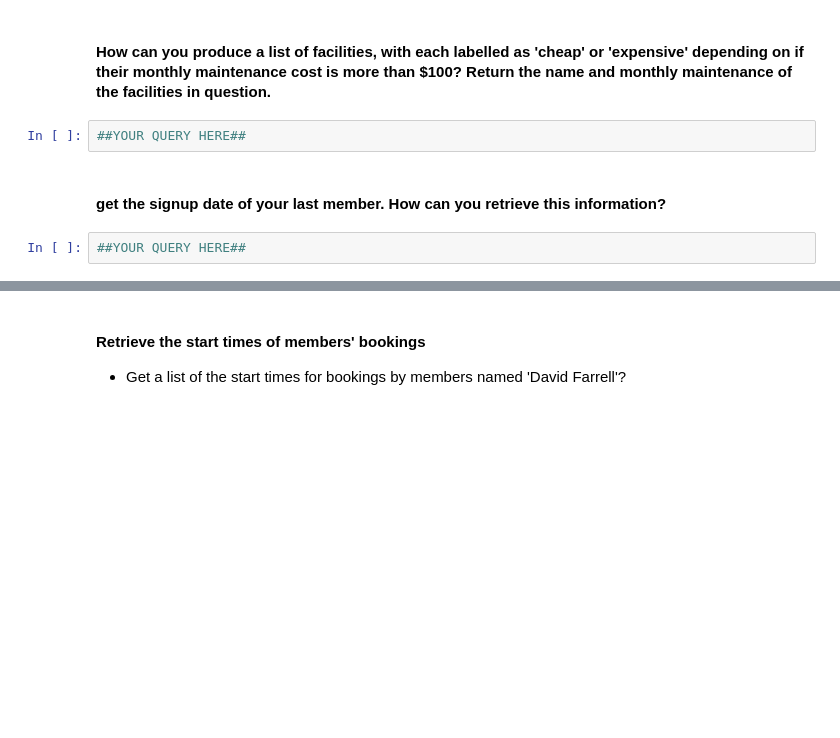
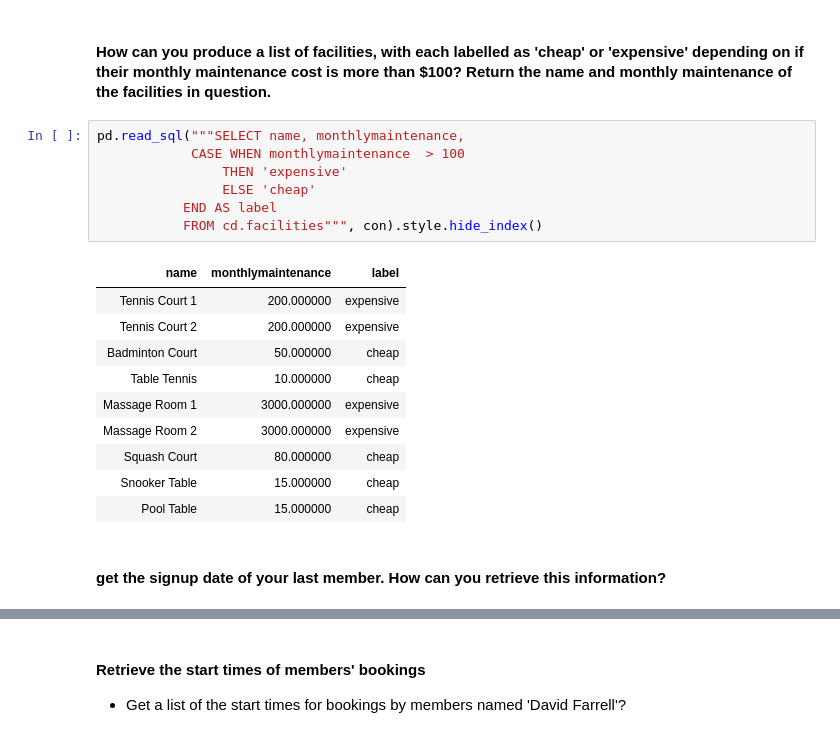
Before and after one commit to haicheviet/dataeng-course-1, a Jupyter notebook: homework_postgres/PostgreSQL-Students.ipynb, the cells around one changed output, grey strips where cells are left out. Cells and saved outputs as stored; diff of their text form; blank space fills up the shorter version.

```diff
--- a/homework_postgres/PostgreSQL-Students.ipynb
+++ b/homework_postgres/PostgreSQL-Students.ipynb
@@ -1518,8 +1507,22 @@ pd.read_sql("""SELECT name, membercost FROM cd.facilities""", con).style.hide_in
 # %% [markdown]
 ####  How can you produce a list of facilities, with each labelled as 'cheap' or 'expensive' depending on if their monthly maintenance cost is more than $100? Return the name and monthly maintenance of the facilities in question.
-# %%
-##YOUR QUERY HERE##
+# %%
+pd.read_sql("""SELECT name, monthlymaintenance,
+            CASE WHEN monthlymaintenance  > 100
+                THEN 'expensive'
+                ELSE 'cheap'
+           END AS label
+           FROM cd.facilities""", con).style.hide_index()
+# %% [output]
+| name | monthlymaintenance | label |
+| Tennis Court 1 | 200.000000 | expensive |
+| Tennis Court 2 | 200.000000 | expensive |
+| Badminton Court | 50.000000 | cheap |
+| Table Tennis | 10.000000 | cheap |
+| Massage Room 1 | 3000.000000 | expensive |
+| Massage Room 2 | 3000.000000 | expensive |
+| Squash Court | 80.000000 | cheap |
+| Snooker Table | 15.000000 | cheap |
+| Pool Table | 15.000000 | cheap |
 # %% [markdown]
 ####  get the signup date of your last member. How can you retrieve this information?
-# %%
-##YOUR QUERY HERE##
```
Also changed, not shown: parts of 30 cells of this notebook, 2 other files.
